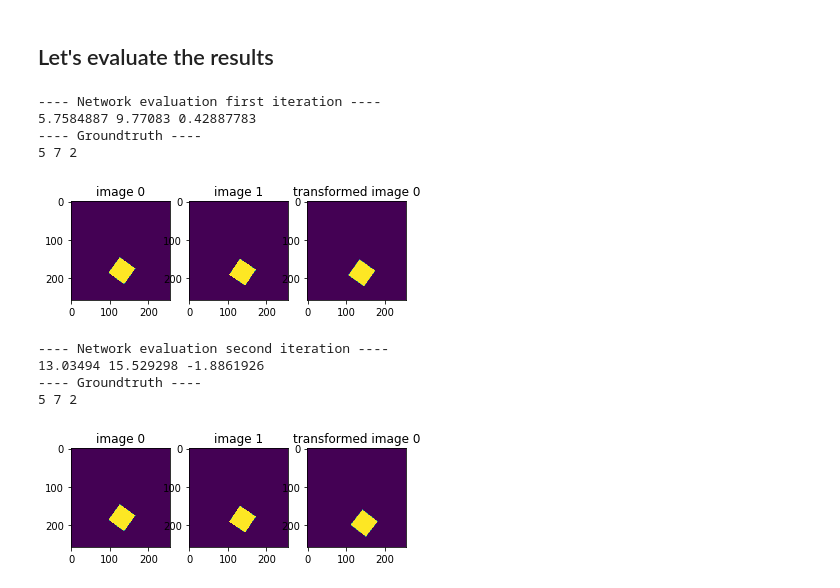
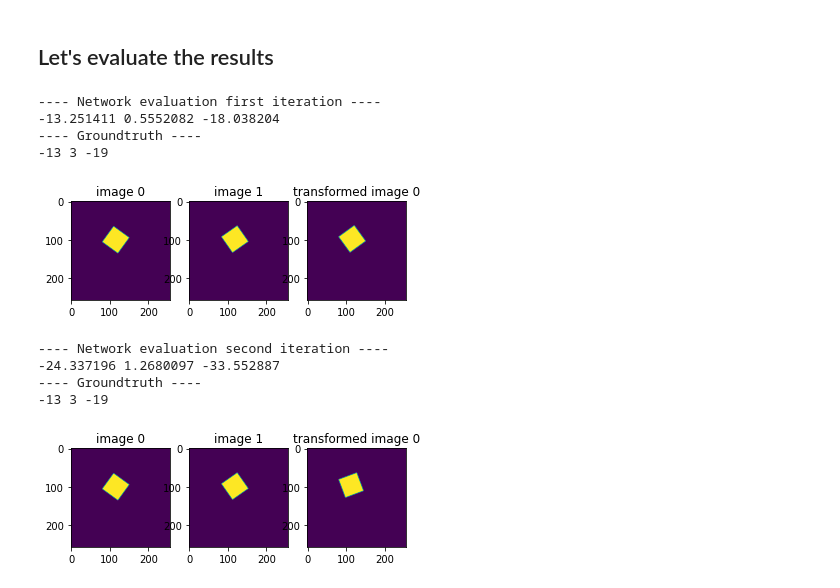
Before and after one commit to cdebeunne/uncertainties_CNN, a Jupyter notebook: regression_squares/notebook.ipynb, the cells around one changed output. Cells and saved outputs as stored; diff of their text form; code cells hidden in the pictures.

```diff
--- a/regression_squares/notebook.ipynb
+++ b/regression_squares/notebook.ipynb
@@ -34,42 +34,42 @@ SquareNet(
 ## Let's evaluate the results
 # %%
 # choose an image in the dataset
-i = 987
+i = 456
 
 # let's dig into the dataset
 im0 = dataset[i][0]
 im1 = dataset[i][1]
 obs = dataset[i][2]
 x0 = dataset[i][2]['x0']
 y0 = dataset[i][2]['y0']
 angle0 = dataset[i][2]['angle0']
 delta_x, delta_y, delta_angle = dataset[i][2]['transformation']
 
 # we need to concatenate the two images as an input
 input_net = torch.cat((im0,im1),0).unsqueeze(0)
 
 print("---- Network evaluation first iteration ----")
 results = model(input_net, obs, n_iterations=2)
 delta_x_est, delta_y_est, delta_angle_est = results[f'iteration={1}']['transfo_output'][0][:].detach().numpy()
 print(delta_x_est, delta_y_est, delta_angle_est)
 print("---- Groundtruth ----")
 print(delta_x, delta_y, delta_angle)
-show_results(im1.numpy()[0,:,:], im0.numpy()[0,:,:], x0, y0, delta_x_est, delta_y_est, delta_angle_est)
+show_results(im0.numpy()[0,:,:], im1.numpy()[0,:,:], x0, y0, delta_x_est, delta_y_est, delta_angle_est)
 
 print("---- Network evaluation second iteration ----")
 delta_x_est, delta_y_est, delta_angle_est = results[f'iteration={2}']['transfo_output'][0][:].detach().numpy()
 print(delta_x_est, delta_y_est, delta_angle_est)
 print("---- Groundtruth ----")
 print(delta_x, delta_y, delta_angle)
-show_results(im1.numpy()[0,:,:], im0.numpy()[0,:,:], x0, y0, delta_x_est, delta_y_est, delta_angle_est)
+show_results(im0.numpy()[0,:,:], im1.numpy()[0,:,:], x0, y0, delta_x_est, delta_y_est, delta_angle_est)
 # %% [output]
 ---- Network evaluation first iteration ----
-5.7584887 9.77083 0.42887783
+-13.251411 0.5552082 -18.038204
 ---- Groundtruth ----
-5 7 2
+-13 3 -19
-[figure, old version]
+[figure, new version]
 ---- Network evaluation second iteration ----
-13.03494 15.529298 -1.8861926
+-24.337196 1.2680097 -33.552887
 ---- Groundtruth ----
-5 7 2
+-13 3 -19
-[figure, old version]
+[figure, new version]
```
Also changed, not shown: 3 other files.
